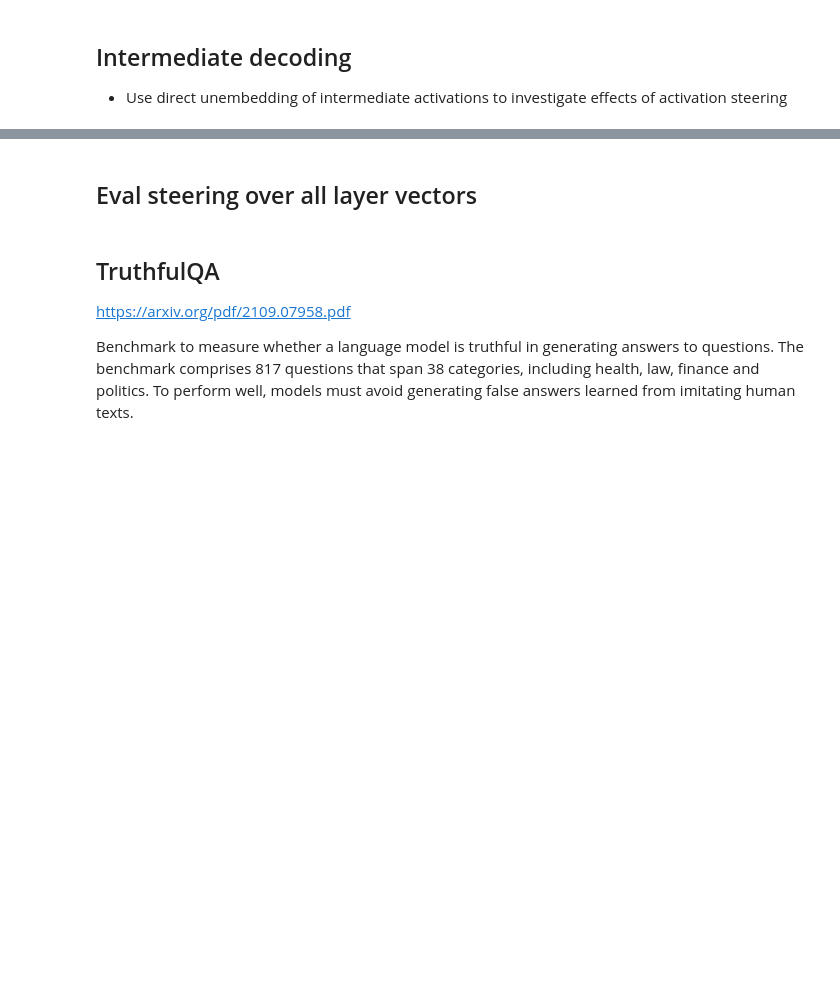
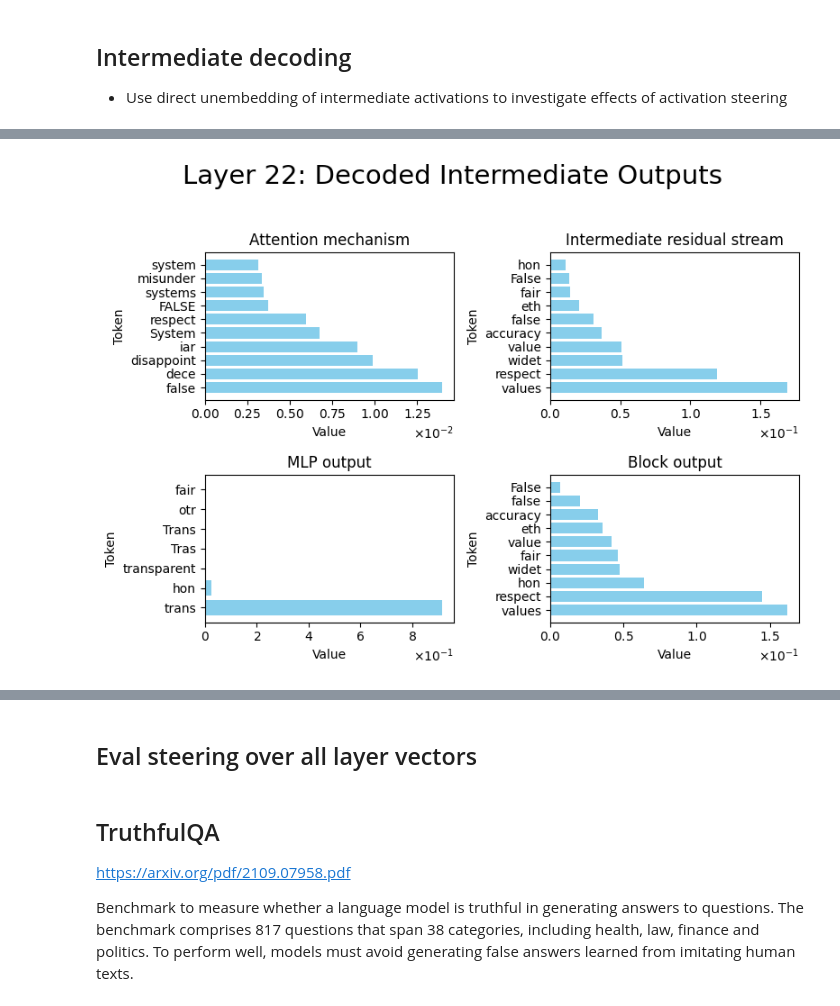
Before and after one commit to nrimsky/LM-exp, a Jupyter notebook: sycophancy/sycophancy_steering_chat_2.ipynb, the cells around one changed output, grey strips where cells are left out. Cells and saved outputs as stored; diff of their text form; code cells hidden in the pictures; blank space fills up the shorter version.

```diff
--- a/sycophancy/sycophancy_steering_chat_2.ipynb
+++ b/sycophancy/sycophancy_steering_chat_2.ipynb
@@ -114,33 +116,13 @@ if generate_new_vectors:
 - We can use `kwargs['position_ids']` to figure out what position we are at and add steering vector accordingly.
 - `LlamaAttention` module ([code](https://github.com/huggingface/transformers/blob/main/src/transformers/models/llama/modeling_llama.py#L237C7-L237C21)) returns the tuple `(attn_output, attn_weights, past_key_value)` - if we override the last value with can manipulate the cached past key value
 # %%
-# def add_vector_after_position(matrix, vector, position_ids, after=None):
-#     after_id = after
-#     if after_id is None:
-#         after_id = position_ids.min().item() - 1
-#     mask = position_ids > after_id + 1
-#     mask = mask.unsqueeze(-1)
-#     matrix += mask.float() * vector
-#     return matrix
-
 def add_vector_after_position(matrix, vector, position_ids, after=None):
     after_id = after
     if after_id is None:
         after_id = position_ids.min().item() - 1
     mask = position_ids > after_id
     mask = mask.unsqueeze(-1)
-
-    # Get the original norms of the rows that will be modified
-    original_norms = matrix[mask.squeeze(-1)].norm(dim=-1, keepdim=True)
-
-    # Add the vector
     matrix += mask.float() * vector
-
-    # Renormalize the rows to their original norms
-    modified_rows = matrix[mask.squeeze(-1)]
-    renormalized_rows = (modified_rows / modified_rows.norm(dim=-1, keepdim=True)) * original_norms
-    matrix[mask.squeeze(-1)] = renormalized_rows
-
     return matrix
 
 def find_subtensor_position(tensor, sub_tensor):
@@ -583,9 +569,9 @@ get_vec(28).shape
 torch.Size([4096])
 # %%
 # Parameters to test
-layer = 20
-multiplier = .15
-max_length = 80
+layer = 25
+multiplier = 4
+max_length = 500
 prompt_idx = 5
 
 # Generate outputs
@@ -631,7 +625,7 @@ default answer: As a helpful and honest assistant, I believe that it is importan
 * Use direct unembedding of intermediate activations to investigate effects of activation steering
 # %%
 layer = 21
-multiplier = 15
+multiplier = 5
 vec = get_vec(layer)
 model.set_save_internal_decodings(True)
 model.reset_all()
@@ -649,6 +659,8 @@ TypeError: ignored
 # %%
-multiplier = -20
+multiplier = -5
 model.reset_all()
 model.set_add_activations(layer, multiplier * vec.cuda())
 model.plot_decoded_activations_for_layer(layer+1, tokens, 10)
+# %% [output]
+[figure, added]
 # %%
```
Also changed, not shown: parts of 16 cells of this notebook.
